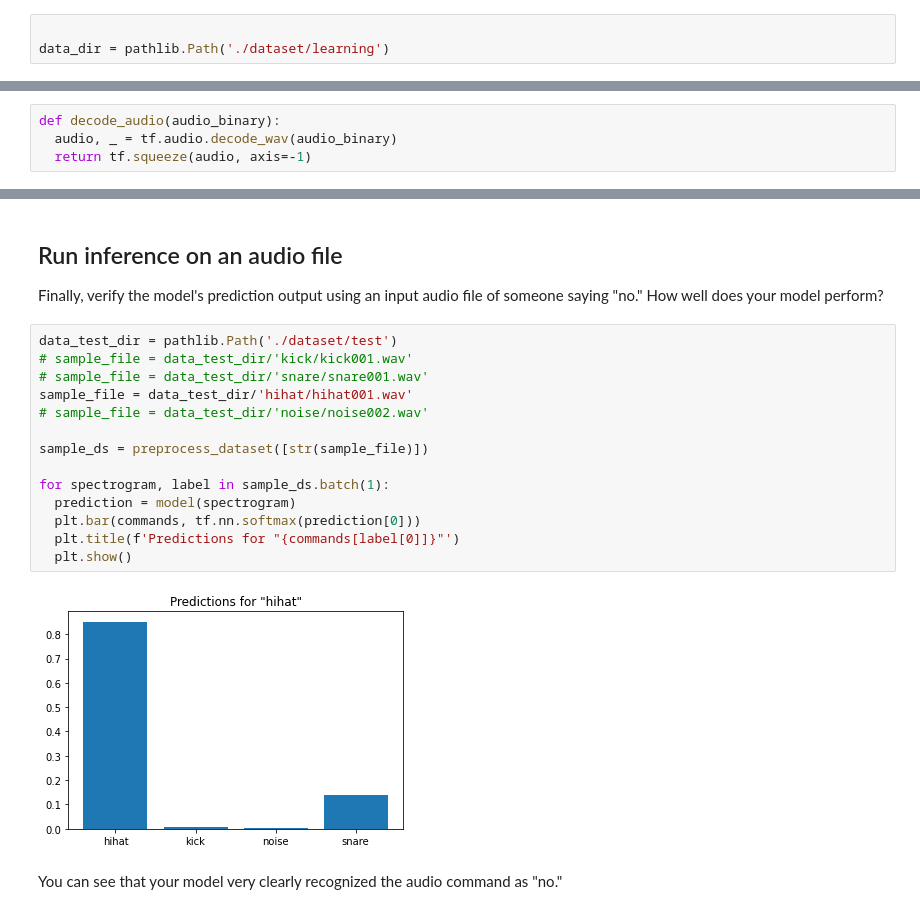
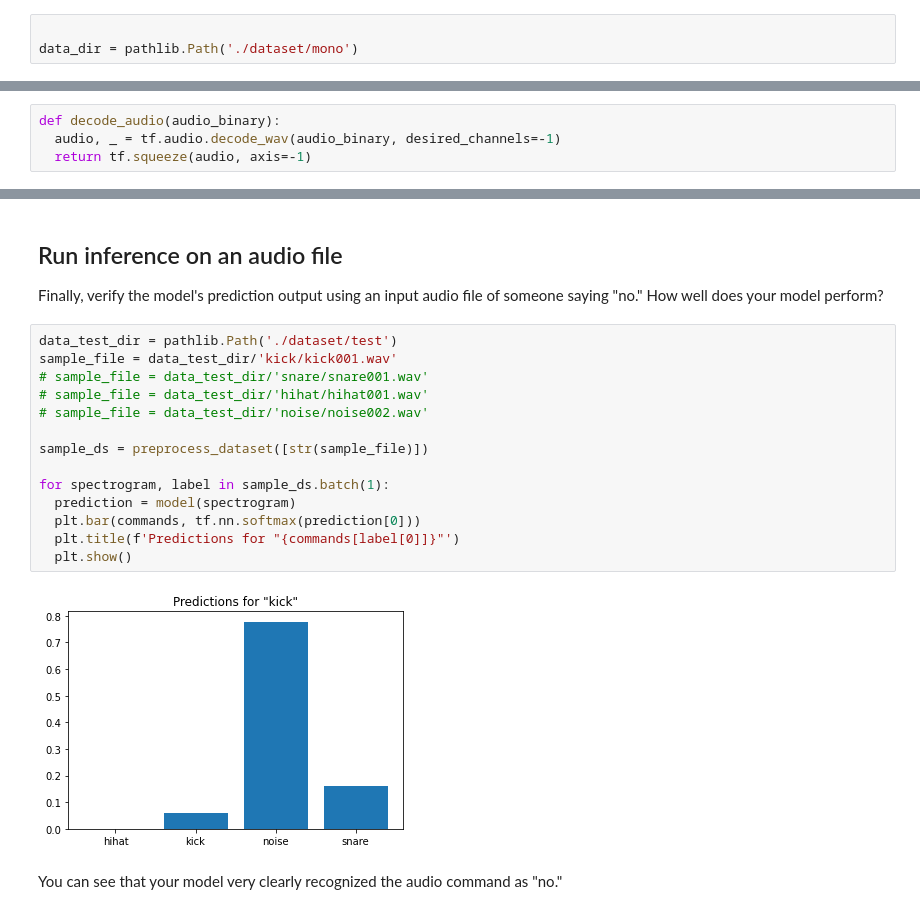
Before and after one commit to RafaSRibeiro/WaveDetect, a Jupyter notebook: work/reconhecimento_sons_bateria.ipynb, the cells around one changed output, grey strips where cells are left out. Drawn from its saved outputs; the diff is of its cells as text.

Commit message:
criação de script para conversão de audio para mono

```diff
--- a/work/reconhecimento_sons_bateria.ipynb
+++ b/work/reconhecimento_sons_bateria.ipynb
@@ -45,7 +45,7 @@ You'll write a script to download a portion of the [Speech Commands dataset](htt
 You'll be using a portion of the dataset to save time with data loading. Extract the `mini_speech_commands.zip` and load it in using the `tf.data` API.
 # %%
 
-data_dir = pathlib.Path('./dataset/learning')
+data_dir = pathlib.Path('./dataset/mono')
 # %% [markdown]
 Check basic statistics about the dataset.
 # %%
@@ -100,7 +100,7 @@ The sample rate for this dataset is 16kHz.
 Note that `tf.audio.decode_wav` will normalize the values to the range [-1.0, 1.0].
 # %%
 def decode_audio(audio_binary):
-  audio, _ = tf.audio.decode_wav(audio_binary)
+  audio, _ = tf.audio.decode_wav(audio_binary, desired_channels=-1)
   return tf.squeeze(audio, axis=-1)
 # %% [markdown]
 The label for each WAV file is its parent directory.
@@ -401,20 +401,20 @@ plt.show()
 Finally, verify the model's prediction output using an input audio file of someone saying "no." How well does your model perform?
 # %%
 data_test_dir = pathlib.Path('./dataset/test')
-# sample_file = data_test_dir/'kick/kick001.wav'
+sample_file = data_test_dir/'kick/kick001.wav'
 # sample_file = data_test_dir/'snare/snare001.wav'
-sample_file = data_test_dir/'hihat/hihat001.wav'
+# sample_file = data_test_dir/'hihat/hihat001.wav'
 # sample_file = data_test_dir/'noise/noise002.wav'
 
 sample_ds = preprocess_dataset([str(sample_file)])
 
 for spectrogram, label in sample_ds.batch(1):
   prediction = model(spectrogram)
   plt.bar(commands, tf.nn.softmax(prediction[0]))
   plt.title(f'Predictions for "{commands[label[0]]}"')
   plt.show()
 # %% [output]
-[figure, old version]
+[figure, new version]
 # %% [markdown]
 You can see that your model very clearly recognized the audio command as "no."
 # %% [markdown]
```
Also changed, not shown: parts of 11 cells of this notebook, 1 other file.
